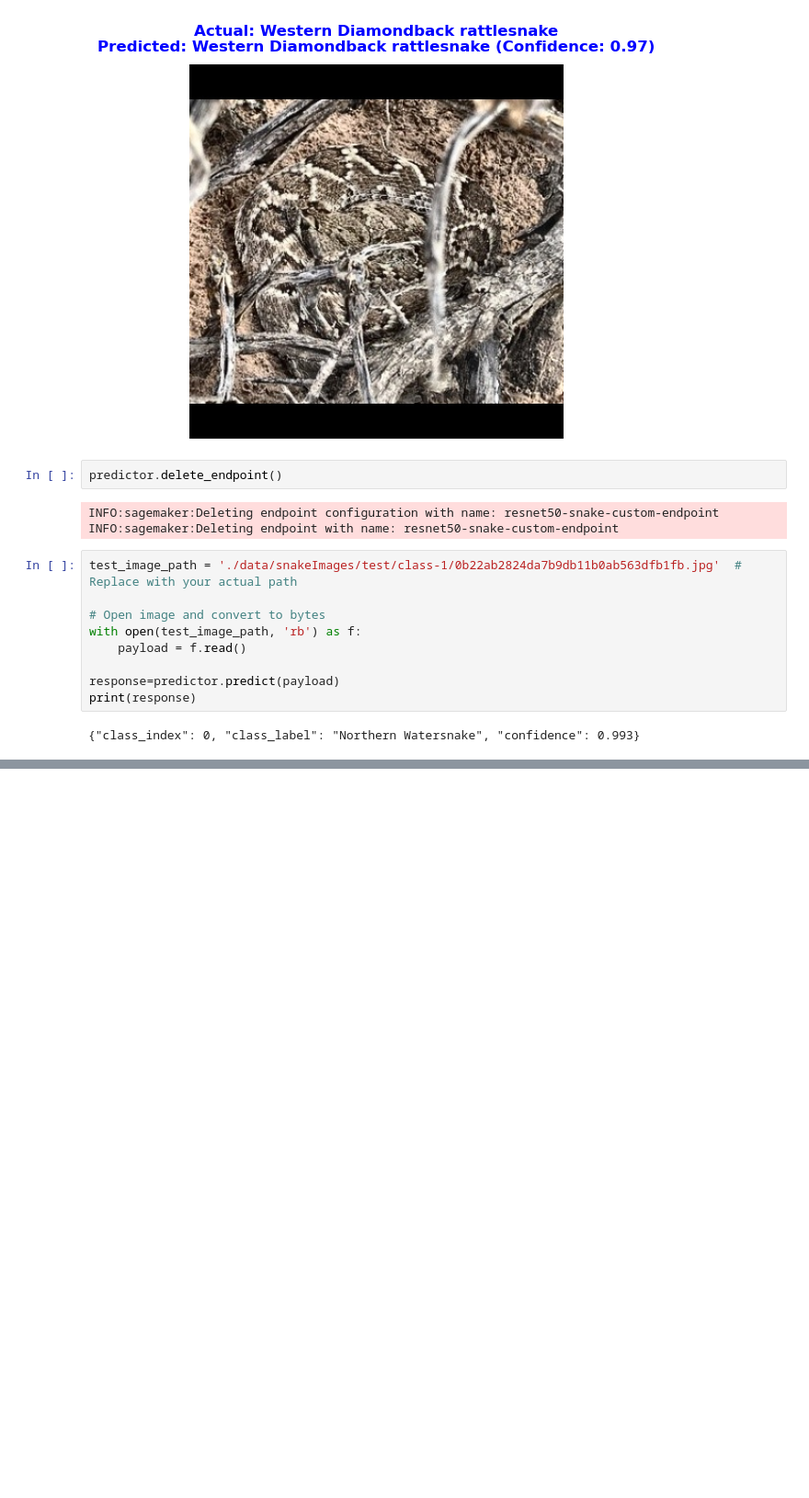
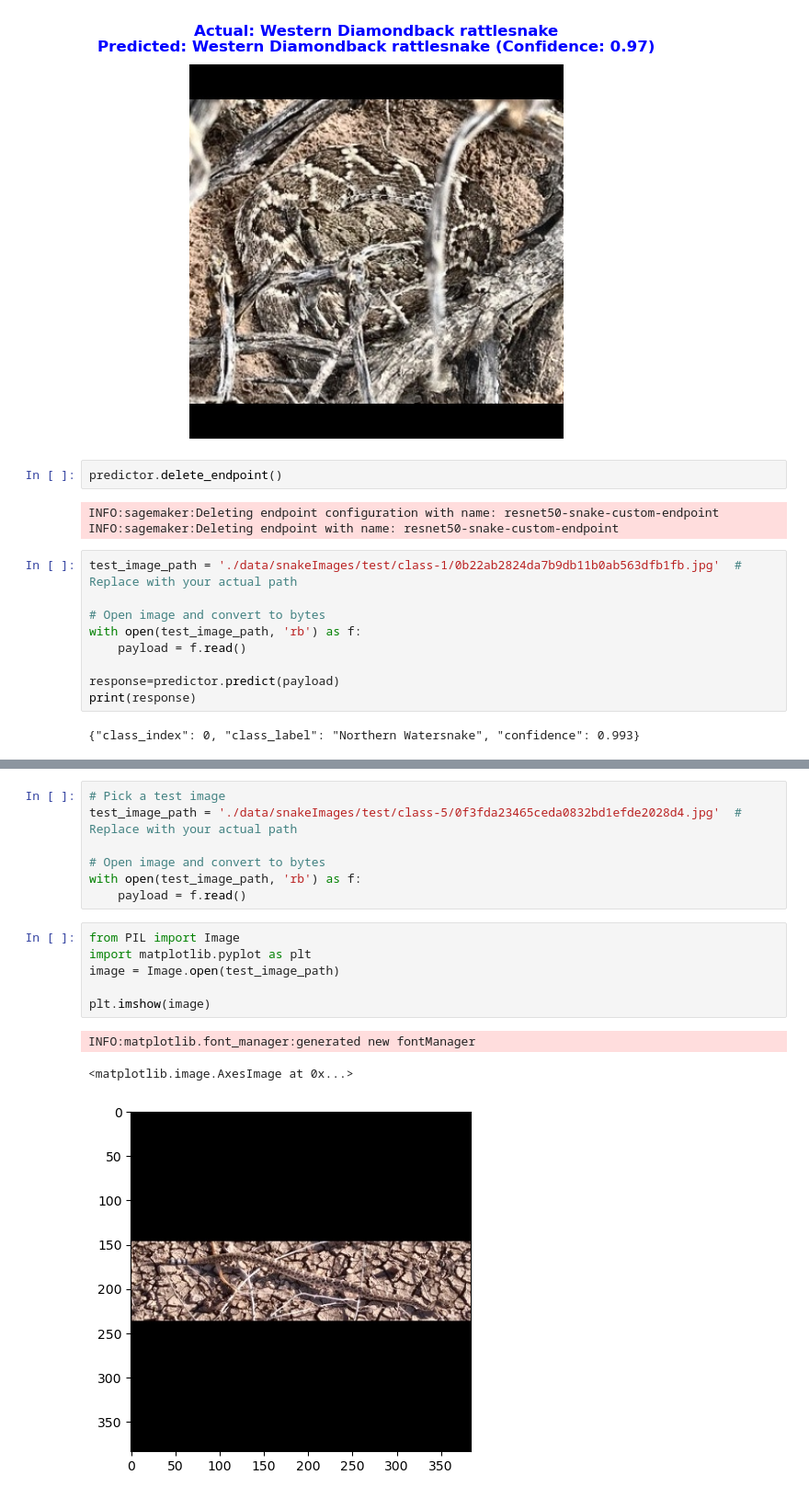
Before and after one commit to dannynir/-Udacity-Capstone-Image-Classifcation, a Jupyter notebook: train_and_deploy.ipynb, the cells around one changed output, grey strips where cells are left out. Shown at 92% size. Saved outputs shown, nothing was run; the diff lists cells and outputs as text; blank space fills up the shorter version.

```diff
--- a/train_and_deploy.ipynb
+++ b/train_and_deploy.ipynb
@@ -646,0 +794,17 @@ print(response)
+# %%
+# Pick a test image
+test_image_path = './data/snakeImages/test/class-5/0f3fda23465ceda0832bd1efde2028d4.jpg'  # Replace with your actual path
+
+# Open image and convert to bytes
+with open(test_image_path, 'rb') as f:
+    payload = f.read()
+# %%
+from PIL import Image
+import matplotlib.pyplot as plt
+image = Image.open(test_image_path)
+
+plt.imshow(image)
+# %% [output]
+INFO:matplotlib.font_manager:generated new fontManager
+<matplotlib.image.AxesImage at 0x...>
+[figure, added]
```
Also changed, not shown: parts of 30 cells of this notebook, 11 other files.
